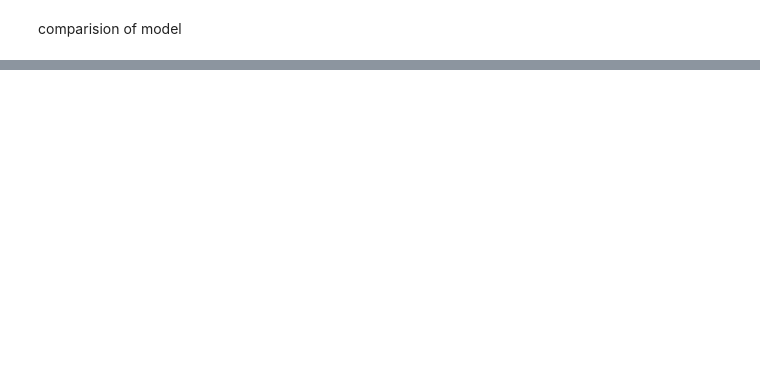
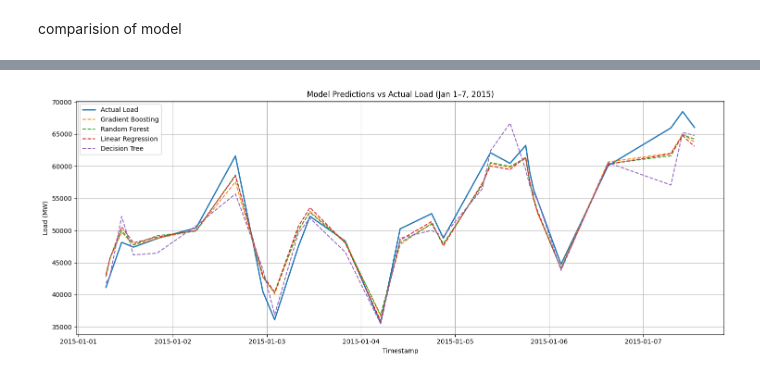
Before and after one commit to meghSiRi9797/energy-_forecasting-using-linear-models, a Jupyter notebook: notebooks/Regression.ipynb, the cells around one changed output, grey strips where cells are left out. Saved outputs shown, nothing was run; the diff lists cells and outputs as text; code cells hidden in the pictures; blank space fills up the shorter version.

```diff
--- a/notebooks/Regression.ipynb
+++ b/notebooks/Regression.ipynb
@@ -544,0 +433,22 @@ plt.show()
+# %%
+# Slice for a specific range
+start = '2015-01-01'
+end = '2015-01-07'
+comparison_slice = comparison_full.loc[start:end]
+
+# Plot sliced version
+plt.figure(figsize=(15, 6))
+plt.plot(comparison_slice['Actual Load'], label='Actual Load', linewidth=2)
+plt.plot(comparison_slice['Gradient Boosting'], label='Gradient Boosting', linestyle='--')
+plt.plot(comparison_slice['Random Forest'], label='Random Forest', linestyle='--')
+plt.plot(comparison_slice['Linear Regression'], label='Linear Regression', linestyle='--')
+plt.plot(comparison_slice['Decision Tree'], label='Decision Tree', linestyle='--')
+plt.legend()
+plt.title('Model Predictions vs Actual Load (Jan 1–7, 2015)')
+plt.xlabel('Timestamp')
+plt.ylabel('Load (MW)')
+plt.grid(True)
+plt.tight_layout()
+plt.show()
+# %% [output]
+[figure, added]
```
Also changed, not shown: parts of 10 cells of this notebook.
